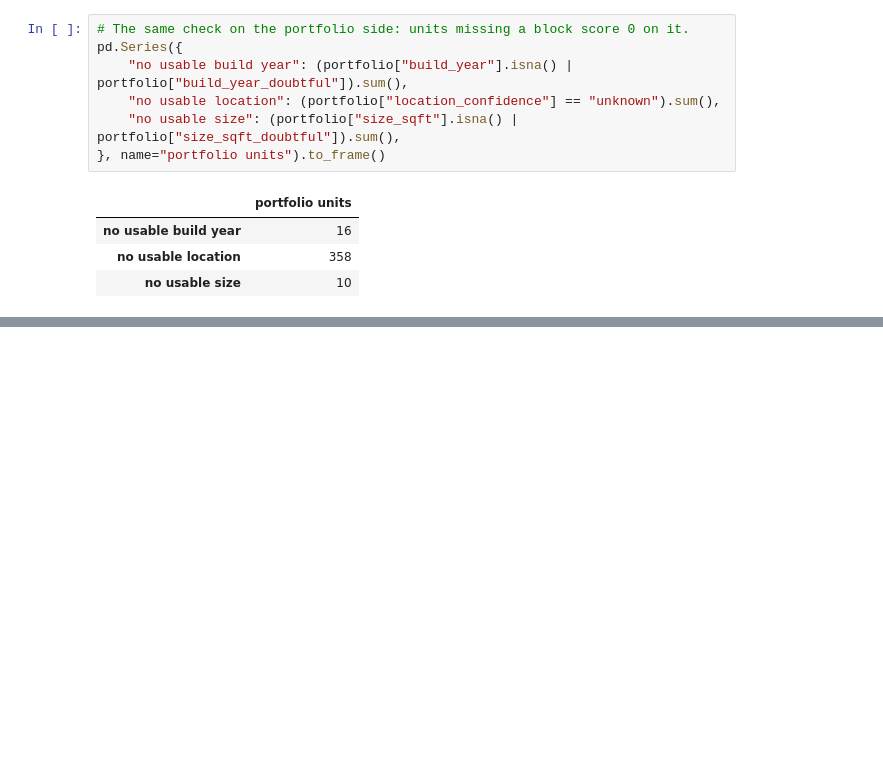
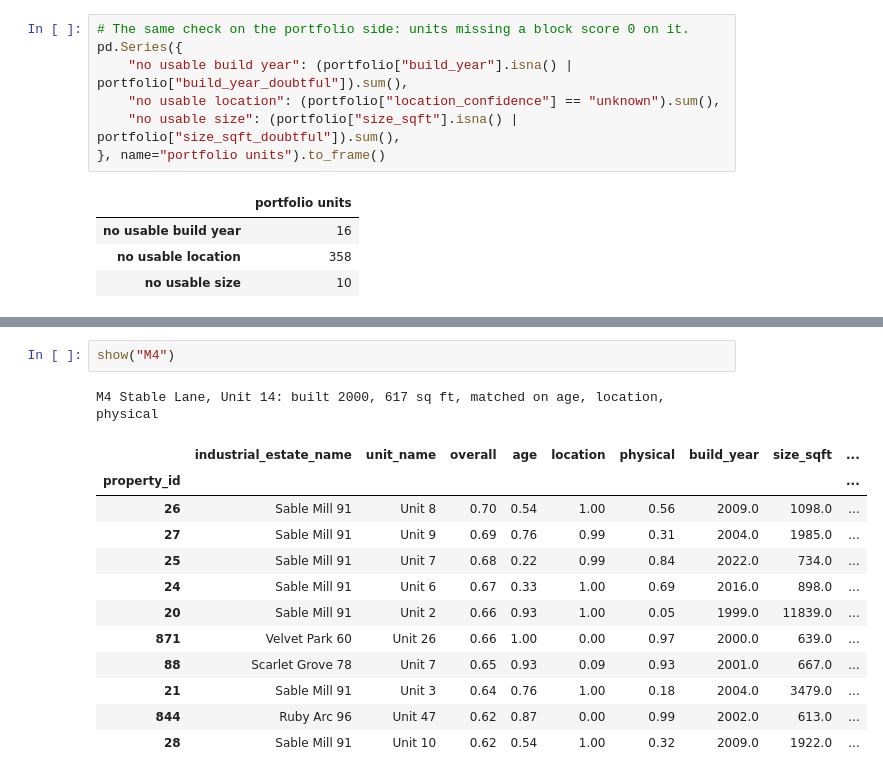
Before and after one commit to tonyjward/Indurent, a Jupyter notebook: notebooks/05_prompt_1_most_similar.ipynb, the cells around one changed output, grey strips where cells are left out. Saved outputs shown, nothing was run; the diff lists cells and outputs as text; blank space fills up the shorter version.

```diff
--- a/notebooks/05_prompt_1_most_similar.ipynb
+++ b/notebooks/05_prompt_1_most_similar.ipynb
@@ -115,0 +191,16 @@ combining functions are in `similarity.py`.
+# %%
+show("M4")
+# %% [output]
+M4 Stable Lane, Unit 14: built 2000, 617 sq ft, matched on age, location, physical
+|  | industrial_estate_name | unit_name | overall | age | location | physical | build_year | size_sqft | ... |
+| property_id |  |  |  |  |  |  |  |  | ... |
+| 26 | Sable Mill 91 | Unit 8 | 0.70 | 0.54 | 1.00 | 0.56 | 2009.0 | 1098.0 | ... |
+| 27 | Sable Mill 91 | Unit 9 | 0.69 | 0.76 | 0.99 | 0.31 | 2004.0 | 1985.0 | ... |
+| 25 | Sable Mill 91 | Unit 7 | 0.68 | 0.22 | 0.99 | 0.84 | 2022.0 | 734.0 | ... |
+| 24 | Sable Mill 91 | Unit 6 | 0.67 | 0.33 | 1.00 | 0.69 | 2016.0 | 898.0 | ... |
+| 20 | Sable Mill 91 | Unit 2 | 0.66 | 0.93 | 1.00 | 0.05 | 1999.0 | 11839.0 | ... |
+| 871 | Velvet Park 60 | Unit 26 | 0.66 | 1.00 | 0.00 | 0.97 | 2000.0 | 639.0 | ... |
+| 88 | Scarlet Grove 78 | Unit 7 | 0.65 | 0.93 | 0.09 | 0.93 | 2001.0 | 667.0 | ... |
+| 21 | Sable Mill 91 | Unit 3 | 0.64 | 0.76 | 1.00 | 0.18 | 2004.0 | 3479.0 | ... |
+| 844 | Ruby Arc 96 | Unit 47 | 0.62 | 0.87 | 0.00 | 0.99 | 2002.0 | 613.0 | ... |
+| 28 | Sable Mill 91 | Unit 10 | 0.62 | 0.54 | 1.00 | 0.32 | 2009.0 | 1922.0 | ... |
```
Also changed, not shown: parts of 19 cells of this notebook.
